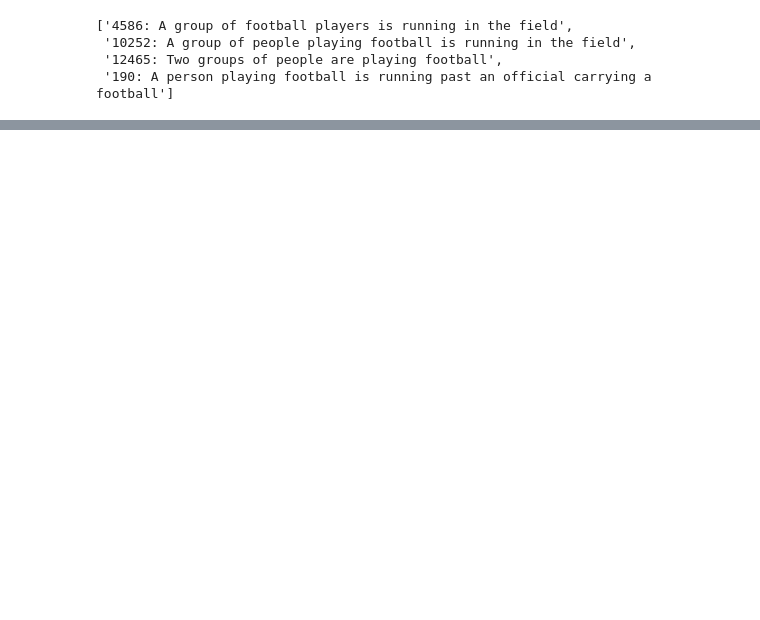
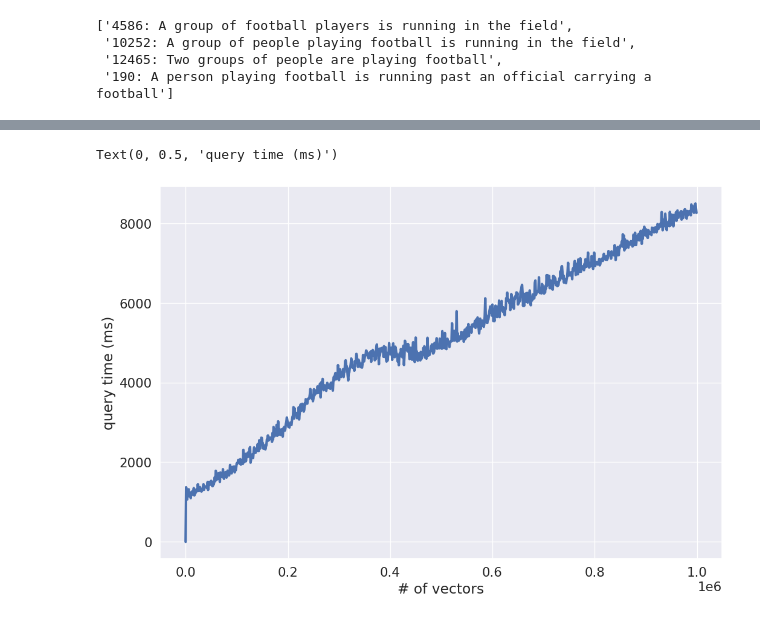
Before and after one commit to juanxo90/NLP_transformers, a Jupyter notebook: pinecone/FAISS_intro.ipynb, the cells around one changed output, grey strips where cells are left out. Cells and saved outputs as stored; diff of their text form; code cells hidden in the pictures; blank space fills up the shorter version.

Commit message:
Faiss GPU vs CPU time and querie time

```diff
--- a/pinecone/FAISS_intro.ipynb
+++ b/pinecone/FAISS_intro.ipynb
@@ -93,0 +138,7 @@ Wall time: 164 ms
+# %%
+# Flat L2 Index
+index = faiss.IndexFlatL2(d)
+# %%
+res = faiss.StandardGpuResources()  # use a single GPU
+# make it into a gpu index
+gpu_index = faiss.index_cpu_to_gpu(res, 0, index)
@@ -93,0 +159,20 @@ Wall time: 164 ms
+# %%
+# continuation of the example with GPU (faster)
+dim, time = test(gpu_index)
+# %%
+df = pd.DataFrame({
+    'num_vectors': dim.tolist(),
+    'query_time': time.tolist()
+})
+df['test'] = 'FlatL2'
+tests = tests.append(df, ignore_index=True)
+# %%
+plt.figure(figsize=(12,8))
+ax = sns.lineplot(x='num_vectors', y='query_time',
+                  data=tests[tests.test == 'FlatL2'],
+                  linewidth = 3)
+ax.set_xlabel('# of vectors')
+ax.set_ylabel('query time (ms)')
+# %% [output]
+Text(0, 0.5, 'query time (ms)')
+[figure, added]
```
Also changed, not shown: parts of 10 cells of this notebook.
